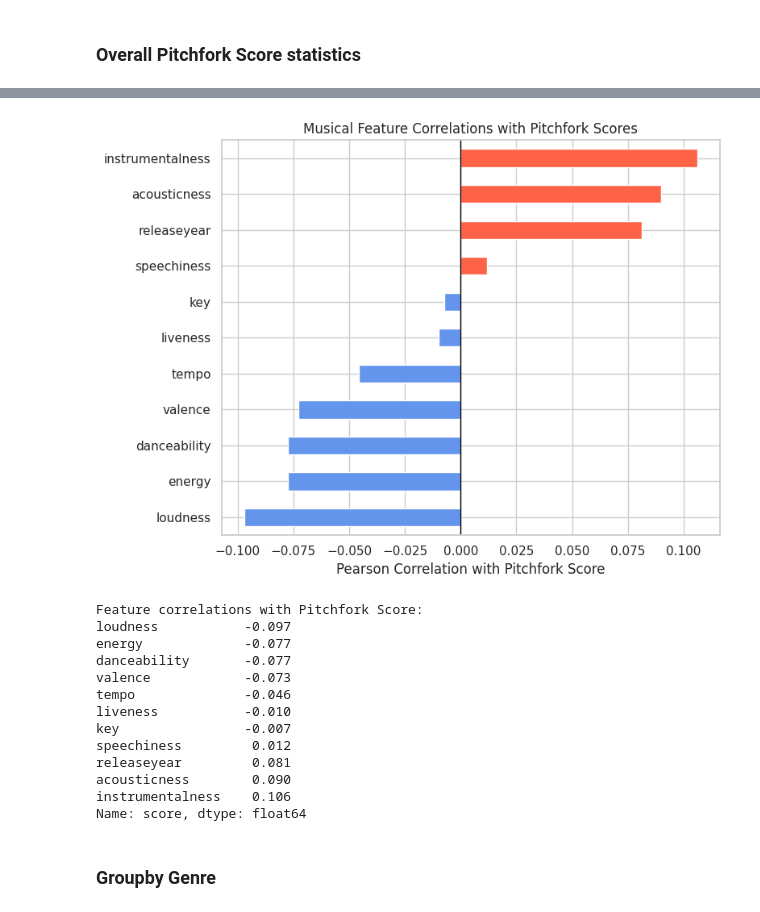
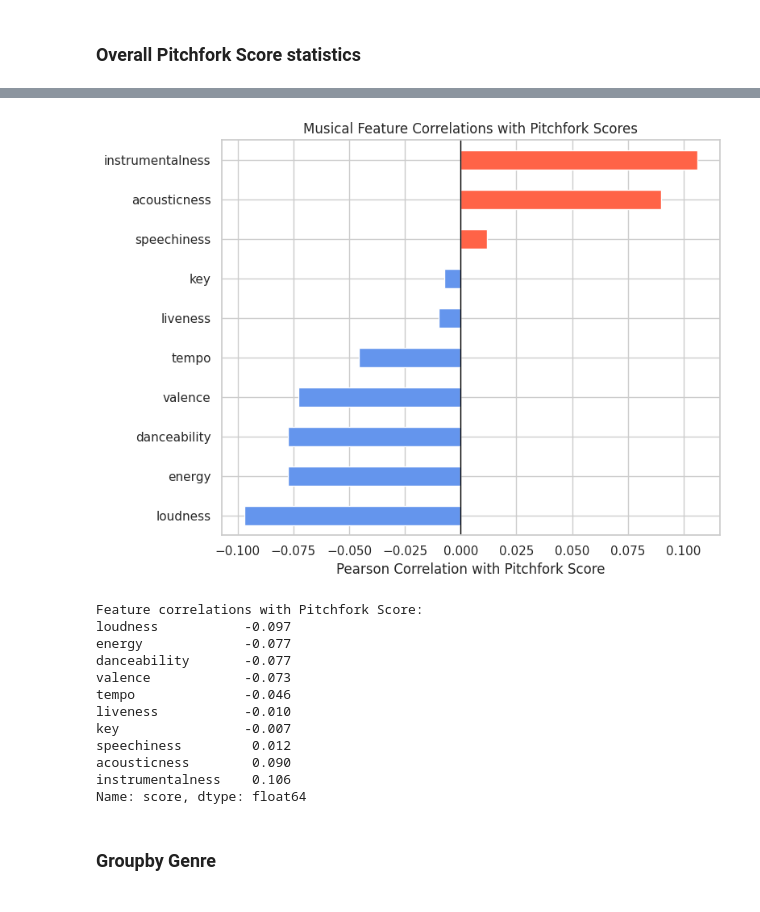
Before and after one commit to jong-nam-ahn/COS424_FinalProject, a Jupyter notebook: Initial EDA/Pitchfork_Discogs_EDA.ipynb, the cells around one changed output, grey strips where cells are left out. Cells and saved outputs as stored; diff of their text form; code cells hidden in the pictures.

```diff
--- a/Initial EDA/Pitchfork_Discogs_EDA.ipynb
+++ b/Initial EDA/Pitchfork_Discogs_EDA.ipynb
@@ -17,6 +17,8 @@ pd.set_option("display.max_columns", 20)
 pd.set_option("display.width", 120)
 # %% [markdown]
 # Overall Dataset
+# %%
+review_df['reviewdate'] = pd.to_datetime(review_df['reviewdate'])
 # %%
 review_df.info()
 # %% [output]
@@ -100,6 +98,7 @@ cols = [
     'genre',
     'reviewauthor',
     'releaseyear',
+    'reviewdate',
     'danceability',
     'energy',
     'key',
@@ -113,35 +112,35 @@ cols = [
 ]
 
 pitchfork_df = review_df[cols].copy()
 
 score_correlations = (
     pitchfork_df.corr(numeric_only=True)['score']
-    .drop('score')
+    .drop(['score', 'releaseyear'])
     .sort_values()
 )
 
 plt.figure(figsize=(8, 6))
 
 colors = [
     'cornflowerblue' if value < 0 else 'tomato'
     for value in score_correlations
 ]
 
 score_correlations.plot(
     kind="barh",
     color=colors
 )
 
 plt.axvline(0, color = 'black', linewidth = 1)
 plt.xlabel('Pearson Correlation with Pitchfork Score')
 plt.title('Musical Feature Correlations with Pitchfork Scores')
 plt.tight_layout()
 plt.show()
 
 print('Feature correlations with Pitchfork Score:')
 print(score_correlations.round(3))
 # %% [output]
-[figure, old version]
+[figure, new version]
 Feature correlations with Pitchfork Score:
 loudness           -0.097
 energy             -0.077
@@ -151,7 +150,6 @@ tempo              -0.046
 liveness           -0.010
 key                -0.007
 speechiness         0.012
-releaseyear         0.081
 acousticness        0.090
 instrumentalness    0.106
 Name: score, dtype: float64
```
Also changed, not shown: parts of 48 cells of this notebook.
